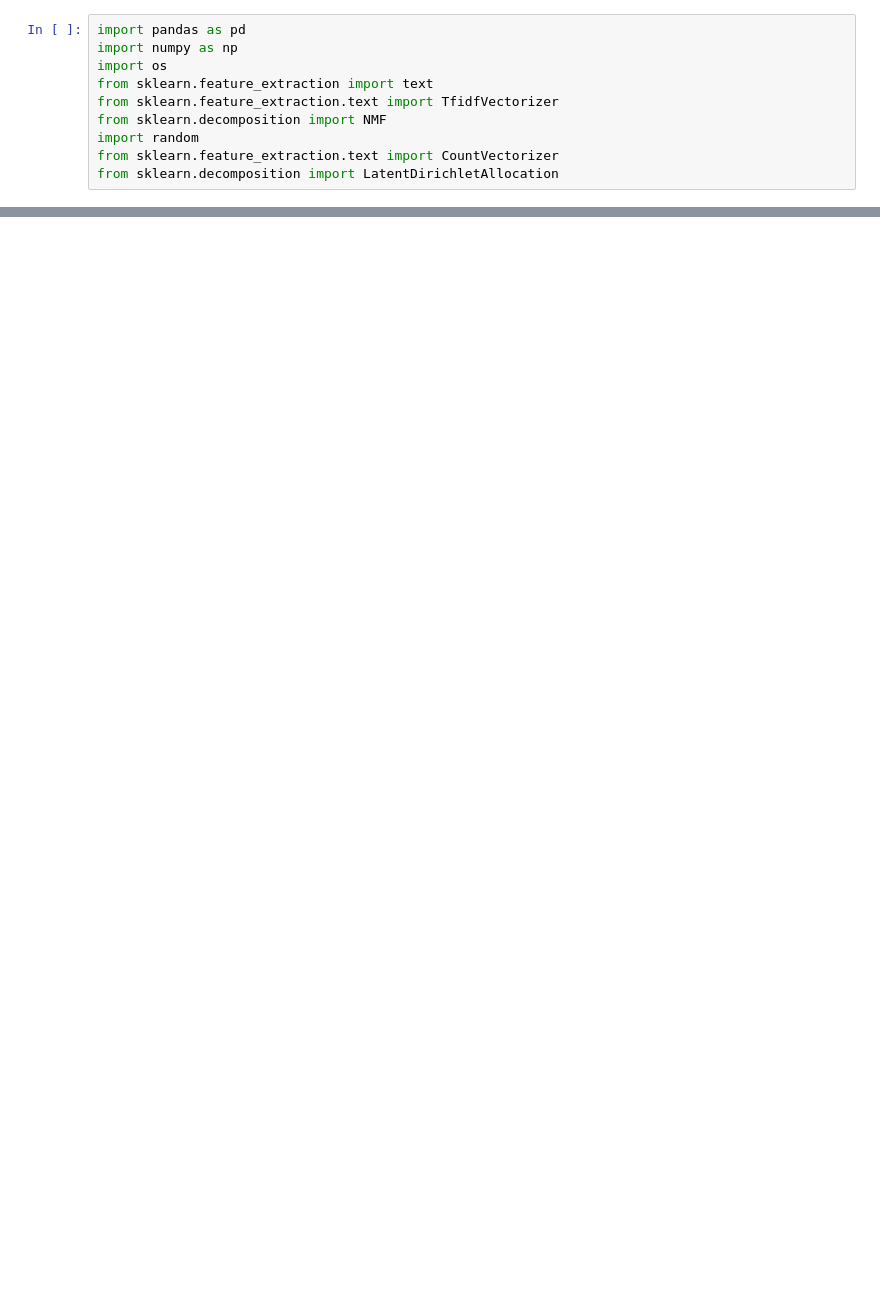
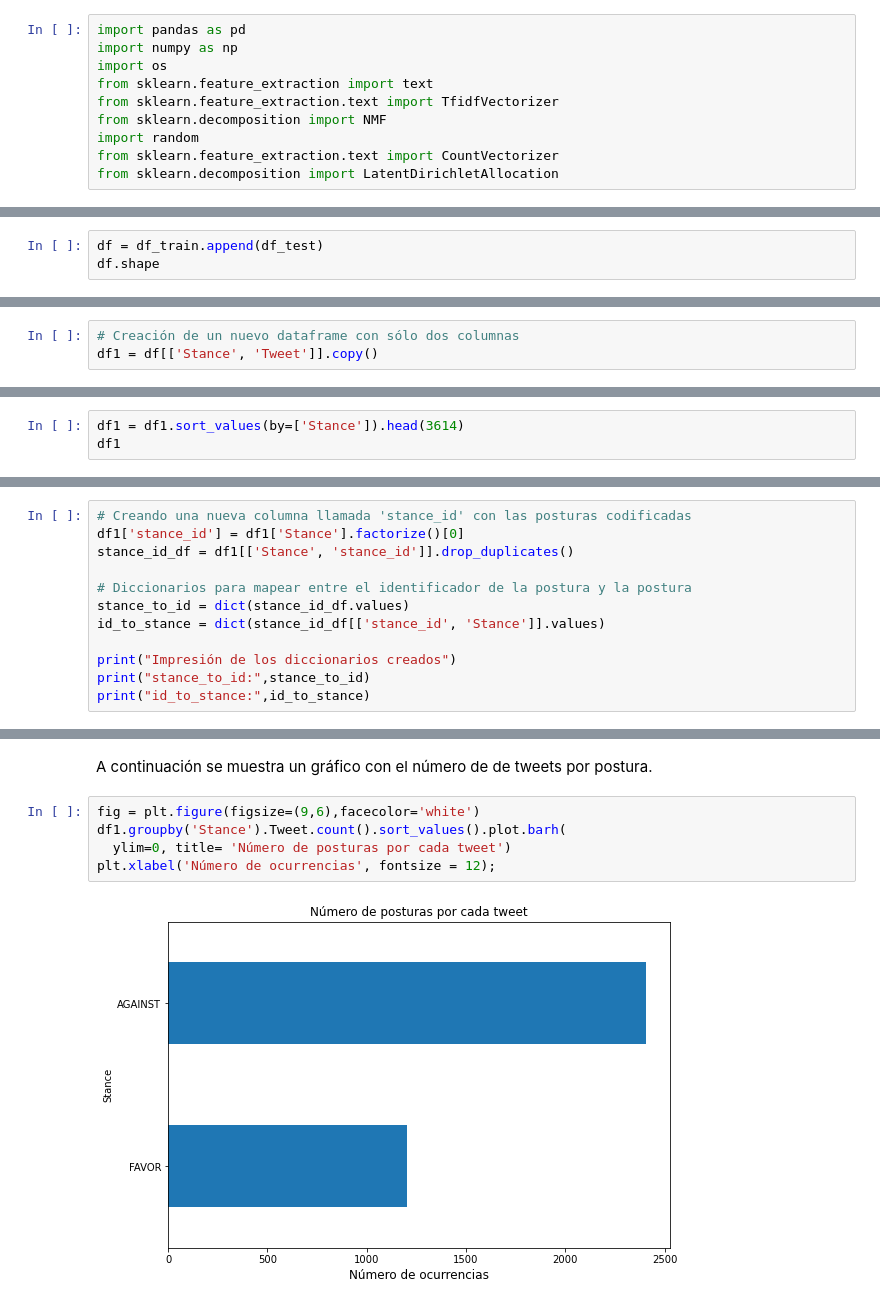
Before and after one commit to SandraRacilla/ProyectoFinal_AyPTexto, a Jupyter notebook: Minería_de_Tópicos.ipynb, the cells around one changed output, grey strips where cells are left out. Cells and saved outputs as stored; diff of their text form; blank space fills up the shorter version.

Commit message:
Unión de notebooks y predicción de posturas de tweets

```diff
--- a/Minería_de_Tópicos.ipynb
+++ b/Minería_de_Tópicos.ipynb
@@ -177,0 +302,3 @@ LDA Top 10 words for topic #2:
+# %%
+df = df_train.append(df_test)
+df.shape
@@ -177,0 +335,3 @@ LDA Top 10 words for topic #2:
+# %%
+# Creación de un nuevo dataframe con sólo dos columnas
+df1 = df[['Stance', 'Tweet']].copy()
@@ -177,0 +353,3 @@ LDA Top 10 words for topic #2:
+# %%
+df1 = df1.sort_values(by=['Stance']).head(3614)
+df1
@@ -177,0 +372,12 @@ LDA Top 10 words for topic #2:
+# %%
+# Creando una nueva columna llamada 'stance_id' con las posturas codificadas
+df1['stance_id'] = df1['Stance'].factorize()[0]
+stance_id_df = df1[['Stance', 'stance_id']].drop_duplicates()
+
+# Diccionarios para mapear entre el identificador de la postura y la postura
+stance_to_id = dict(stance_id_df.values)
+id_to_stance = dict(stance_id_df[['stance_id', 'Stance']].values)
+
+print("Impresión de los diccionarios creados")
+print("stance_to_id:",stance_to_id)
+print("id_to_stance:",id_to_stance)
@@ -177,0 +397,9 @@ LDA Top 10 words for topic #2:
+# %% [markdown]
+A continuación se muestra un gráfico con el número de de tweets por postura.
+# %%
+fig = plt.figure(figsize=(9,6),facecolor='white')
+df1.groupby('Stance').Tweet.count().sort_values().plot.barh(
+  ylim=0, title= 'Número de posturas por cada tweet')
+plt.xlabel('Número de ocurrencias', fontsize = 12);
+# %% [output]
+[figure, added]
```
Also changed, not shown: parts of 96 cells of this notebook, 4 other files.
